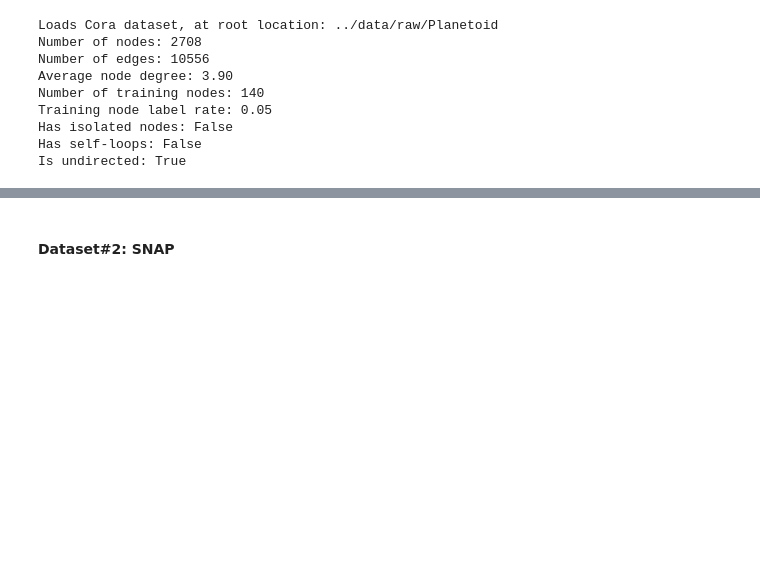
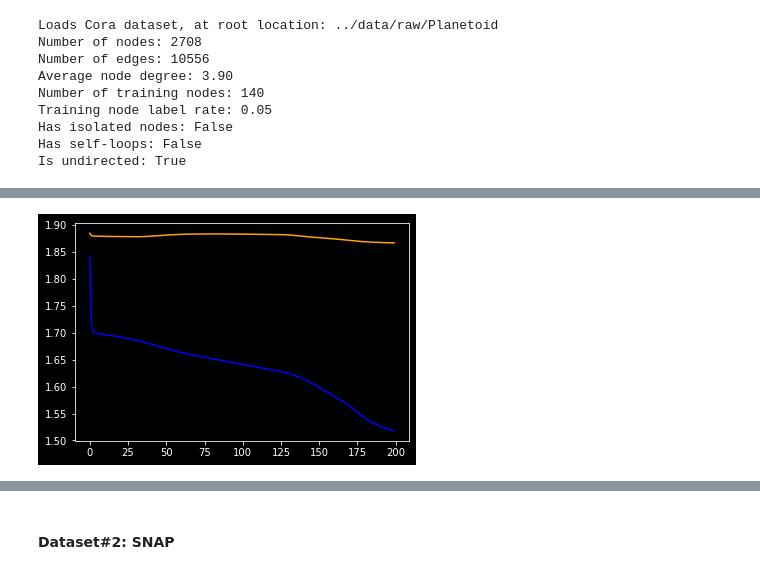
Before and after one commit to Barry0121/graph-neural-net-benchmark, a Jupyter notebook: notebooks/node_classification.ipynb, the cells around one changed output, grey strips where cells are left out. Saved outputs shown, nothing was run; the diff lists cells and outputs as text; code cells hidden in the pictures; blank space fills up the shorter version.

```diff
--- a/notebooks/node_classification.ipynb
+++ b/notebooks/node_classification.ipynb
@@ -76,0 +284,10 @@ tensor([3., 3., 5.,  ..., 1., 4., 4.])
+# %%
+# plot the result of both models
+import matplotlib.pyplot as plt
+def plot_result(train_loss, val_loss, val_acc):
+    plt.plot(train_loss, color='blue')
+    plt.plot([i.cpu().data for i in val_loss], color='orange')
+    plt.show()
+
+    plt.plot(val_acc, color='green')
+    plt.show()
@@ -76,0 +335,79 @@ tensor([3., 3., 5.,  ..., 1., 4., 4.])
+# %%
+# Add ad-hoc graph variables as input features
+import networkx as nx
+
+G = nx.from_numpy_matrix(graph_features.numpy())
+closeness_centrality = nx.closeness_centrality(G)
+closeness_centrality = torch.tensor(list(closeness_centrality.values()))
+new_features = torch.cat([node_features, torch.sum(node_features, dim=1)[:, None], torch.sum(graph_features, dim=1)[:, None], torch.unsqueeze(closeness_centrality, dim=1)], dim=1)
+# %%
+train, validation, test = new_features[:20], new_features[20:1220], new_features[1220:]
+# %%
+# specify optimizers, loss, and training process
+model_3 = FCN_v1(train.shape[1], 7)
+optimizer = torch.optim.SGD(model_3.parameters(), lr=0.001, momentum=0.9)
+criterion = torch.nn.CrossEntropyLoss()
+num_epoch = 200
+PATH = "./cache/FCN_1.pt"
+
+model_3_trainloss, model_3_valloss = [], []
+model_3_valacc = []
+
+# Training loops
+for epoch in range(num_epoch):  # loop over the dataset multiple times
+    # training
+    model_3.train(True)
+    total_loss = 0.0
+    running_loss = 0.0
+    for i, data in enumerate(train):
+        # get the inputs; data is a list of [inputs, labels]
+        inputs, labels = data, train_node_labels[i]
+
+        # zero the parameter gradients
+        optimizer.zero_grad()
+
+        # forward + backward + optimize
+        outputs = model_3(inputs)
+        # outputs = torch.unsqueeze(outputs)
+        loss = criterion(outputs, labels)
+        loss.backward()
+        optimizer.step()
+
+        # print statistics
+        running_loss += loss.item()
+        total_loss += loss.item()
+
+        # print(f'[{epoch + 1}, {i + 1:5d}] train loss: {running_loss:.3f}')
+        # running_loss = 0.0
+    print(f"Training Loss {epoch}", total_loss/(i+1))
+    # save training loss for the epoch
+    model_3_trainloss.append(total_loss/(i+1))
+
+    # validation
+    model_3.train(False)
+    total_vloss = 0.0
+    true_pairs = 0
+    for i, data in enumerate(validation):
+        inputs, labels = data, val_node_labels[i]
+        outputs = model_3(inputs)
+        # outputs = torch.unsqueeze(outputs)
+        loss = criterion(outputs, labels)
+        total_vloss += loss
+        if torch.argmax(outputs) == labels:
+            true_pairs +=1
+
+    # save validation loss for the epoch
+    model_3_valloss.append(total_vloss/len(val_node_features))
+    model_3_valacc.append(true_pairs/len(val_node_features))
+    if epoch == num_epoch-1:
+        print(f"Validation Accuracy {epoch}: ", true_pairs/len(val_node_features))
+
+print('Finished Training')
+
+# save model parameters
+torch.save(model_3.state_dict(), PATH)
+
+plot_result(model_3_trainloss, model_3_valloss, model_3_valacc)
+
+test_acc(model_3, test, test_labels)
+# %% [output]
@@ -76,0 +431 @@ tensor([3., 3., 5.,  ..., 1., 4., 4.])
+[figure, added]
```
Also changed, not shown: parts of 32 cells of this notebook, 3 other files.
